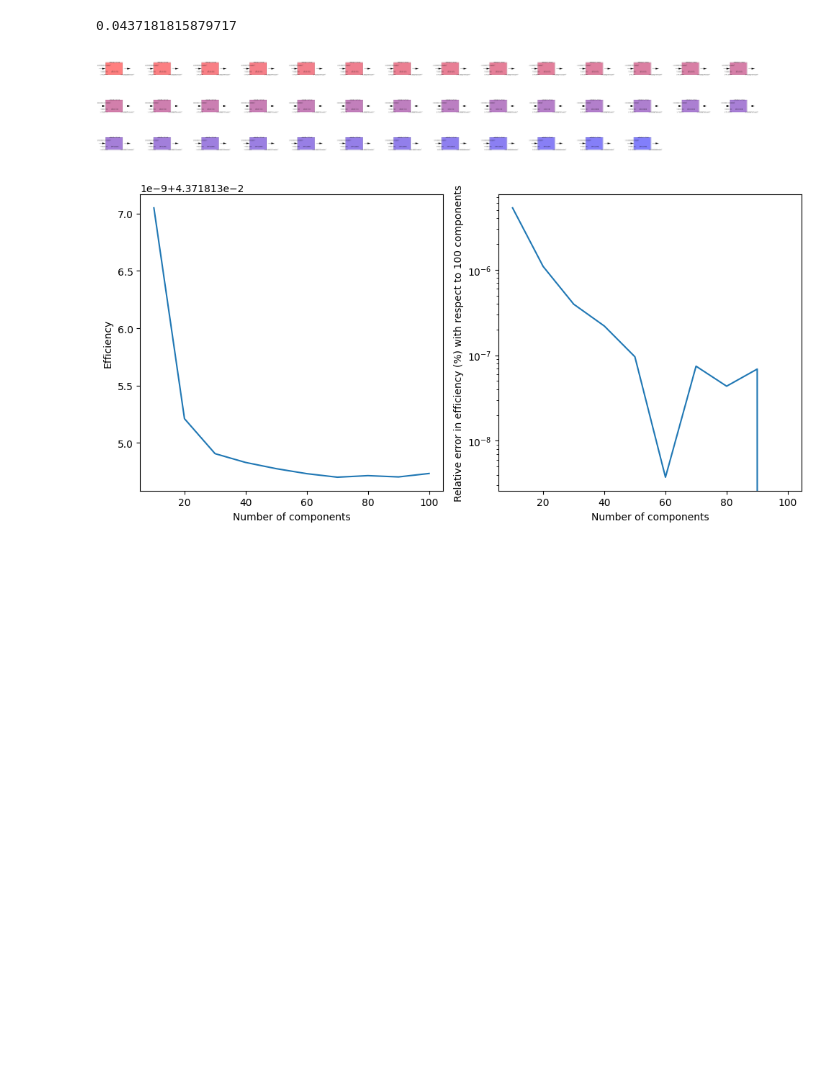
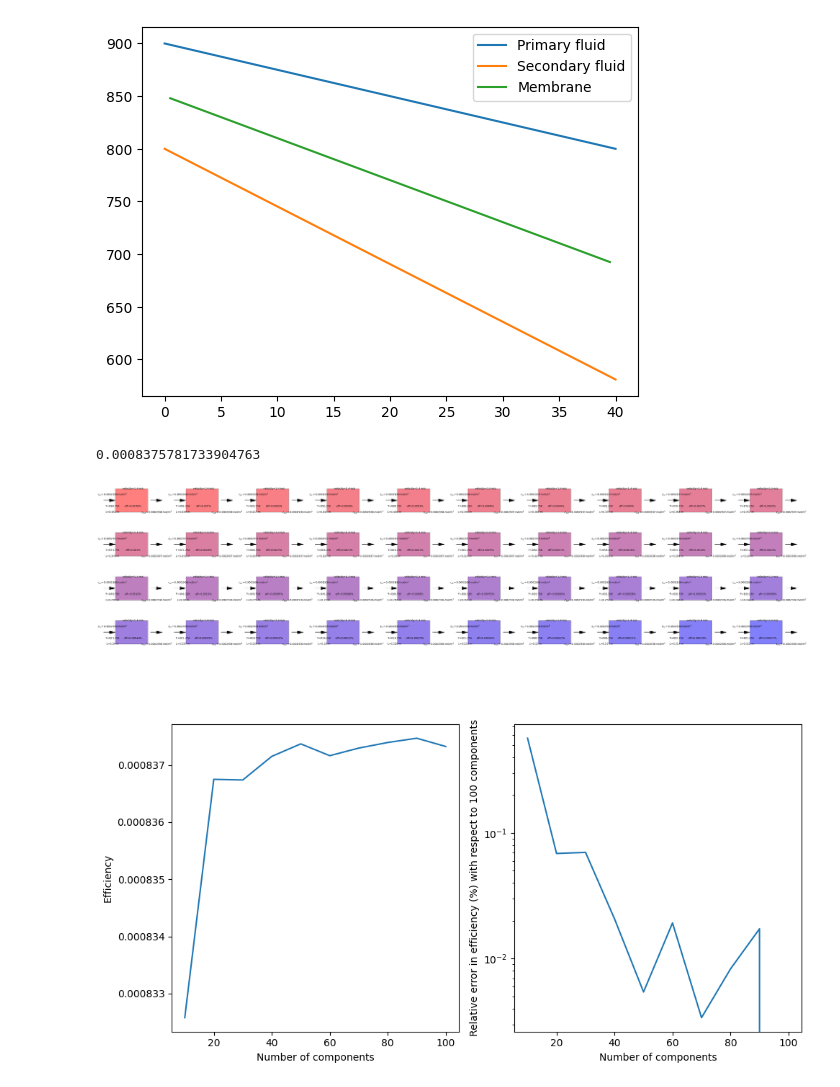
Before and after one commit to gabriele-ferrero/TRIOMA, a Jupyter notebook: Examples/try_frac_HX.ipynb, the cells around one changed output. Cells and saved outputs as stored; diff of their text form; code cells hidden in the pictures; blank space fills up the shorter version.

Commit message:
Better plot_circuit Fix thermal resistance model

```diff
--- a/Examples/try_frac_HX.ipynb
+++ b/Examples/try_frac_HX.ipynb
@@ -48,35 +48,36 @@ err=1
 tol=1E-6
 c_in=c0
 i=0
 geometry=Geometry(D=d_hyd,L=L,thick=0.25E-3)
 flibe=Fluid(T=T, Solubility=k_H, MS=True,D=D_flibe, d_Hyd=d_hyd ,mu=mu_flibe,rho=rho_flibe,U0=U0,k=mat.k,
     cp=mat.cp)
 Steel = Membrane( T=T,
         D_0=7.43E-7,
         E_d=1,
         thick=0.25E-3,
         K_S=K_S_S,
         k_d=1E6,
         k_r=1E6,k=21)
 mat_HX=materials.Flibe((BB.T_in+BB.T_out)/2)
 d_hyd_HX=20E-3
 U0_HX=BB.m_coolant/(mat_HX.rho*np.pi*d_hyd_HX**2/4*n_pipes_HX)
 flibe_HX=Fluid(T=(BB.T_in+BB.T_out)/2, Solubility=mat_HX.Solubility, MS=True,D=mat_HX.D, d_Hyd=d_hyd_HX ,mu=mat_HX.mu,U0=U0_HX,rho=mat_HX.rho,k=mat.k,cp=mat_HX.cp)
 geometry_HX=Geometry(D=d_hyd_HX,L=L,thick=0.25E-3)
 HX = Component(c_in=c_in,geometry=geometry_HX, fluid=flibe_HX, membrane=Steel)
 PAV_geometry=Geometry(D=d_hyd,L=L,thick=0.25E-3)
 PAV = Component(c_in=c_in,geometry=PAV_geometry, fluid=flibe, membrane=Steel)
 HX.get_global_HX_coeff(0)
-circuit_HX=HX.split_HX(N=41,T_in_hot=BB.T_out,T_out_hot=BB.T_in,T_in_cold=581,T_out_cold=800,U_sec=0,Q=BB.Q/n_pipes_HX)
+circuit_HX=HX.split_HX(N=41,T_in_hot=BB.T_out,T_out_hot=BB.T_in,T_in_cold=581,T_out_cold=800,R_sec=1/HX.fluid.h_coeff,Q=BB.Q/n_pipes_HX,plotvar=True)
 
 circuit_HX.solve_circuit()
 circuit_HX.get_eff_circuit()
 print(circuit_HX.eff)
 circuit_HX.plot_circuit()
 eff_v=[]
 
-HX.converge_split_HX(T_in_hot=BB.T_out,T_out_hot=BB.T_in,T_in_cold=581,T_out_cold=800,U_sec=0,Q=BB.Q/n_pipes_HX,plotvar=True)
+HX.converge_split_HX(T_in_hot=BB.T_out,T_out_hot=BB.T_in,T_in_cold=581,T_out_cold=800,R_sec=1/HX.fluid.h_coeff,Q=BB.Q/n_pipes_HX,plotvar=True)
 # %% [output]
+[figure, new version]
-0.0437181815879717
+0.0008375781733904763
-[figure, old version]
-[figure, old version]
+[figure, new version]
+[figure, added]
```
Also changed, not shown: 1 other file.
